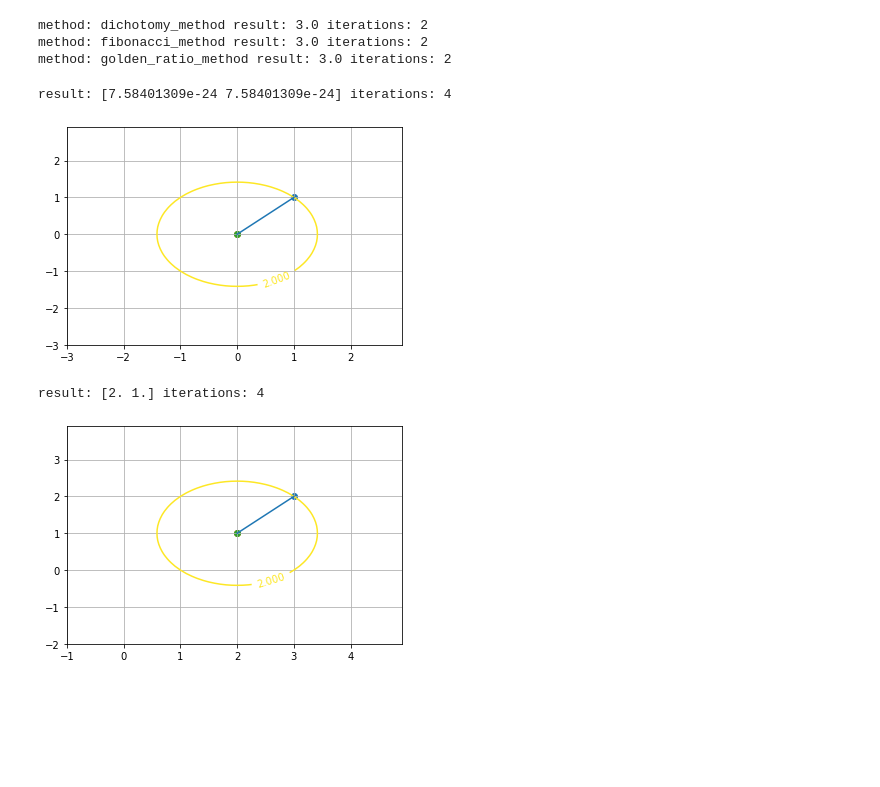
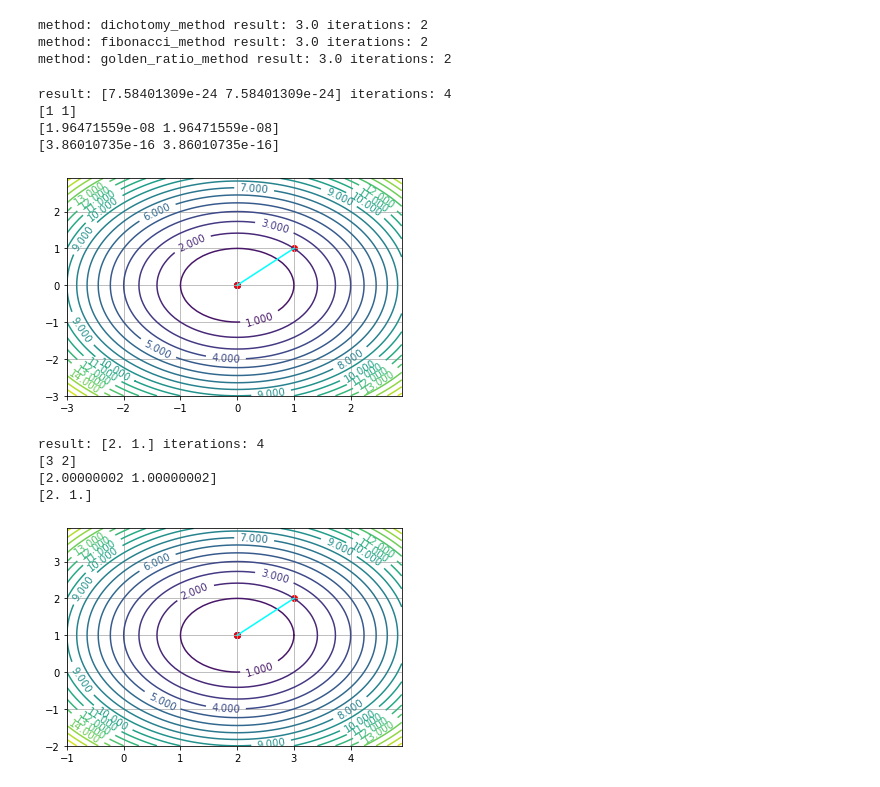
Before and after one commit to pool-party/optimization-methods, a Jupyter notebook: first-order/gradient_descent_plots.ipynb, the cells around one changed output. Saved outputs shown, nothing was run; the diff lists cells and outputs as text; code cells hidden in the pictures; blank space fills up the shorter version.

```diff
--- a/first-order/gradient_descent_plots.ipynb
+++ b/first-order/gradient_descent_plots.ipynb
@@ -36,12 +37,13 @@ method: dichotomy_method result: 3.0 iterations: 2
 method: fibonacci_method result: 3.0 iterations: 2
 method: golden_ratio_method result: 3.0 iterations: 2
 # %%
-def make_level_lines_plot(f, f_grad, start, method, x_min, x_max, y_min, y_max, x_step=0.1, y_step=0.1, levels=None):
+def make_level_lines_plot(f, f_grad, start, method, x_min, x_max, y_min, y_max, levels, x_step=0.1, y_step=0.1):
     trace = gradient_descent(f, f_grad, start, method, eps=1e-8)
     print(f'result: {trace[-1]}', f'iterations: {len(trace)}')
     if levels is None:
         levels = [f(args) for args in trace]
         list.sort(levels)
+
     x_s = np.arange(x_min, x_max, x_step)
     y_s = np.arange(y_min, y_max, y_step)
     z_s = np.array([[f(np.array([x, y])) for x in x_s] for y in y_s])
@@ -49,11 +51,14 @@ def make_level_lines_plot(f, f_grad, start, method, x_min, x_max, y_min, y_max,
     plt.figure()
     cs = plt.contour(x_s, y_s, z_s, levels=levels)
     plt.clabel(cs)
+
+    colors = itertools.cycle(["r", "g", "b"])
+    plt.scatter([trace[0][0]], [trace[0][1]], color=next(colors))
     for i in range(len(trace) - 1):
         cur_point = trace[i]
         next_point = trace[i + 1]
-        plt.scatter([cur_point[0]], [cur_point[1]])
-        plt.plot([cur_point[0], next_point[0]], [cur_point[1], next_point[1]])
+        plt.scatter([next_point[0]], [next_point[1]], color=next(colors))
+        plt.plot([cur_point[0], next_point[0]], [cur_point[1], next_point[1]], color="cyan")
     plt.grid()
     plt.show()
 # %%
@@ -62,16 +67,20 @@ sum_squares_grad = lambda args: 2 * args
 # %%
 make_level_lines_plot(sum_squares_f,
               sum_squares_grad,
               start=np.array([1, 1]),
               method=golden_ratio_method,
               x_min=-3,
               x_max=3,
               y_min=-3,
-              y_max=3
+              y_max=3,
+              levels = 20
              )
 # %% [output]
 result: [7.58401309e-24 7.58401309e-24] iterations: 4
+[1 1]
+[1.96471559e-08 1.96471559e-08]
+[3.86010735e-16 3.86010735e-16]
-[figure, old version]
+[figure, new version]
 # %%
 def some_f(arg):
     x = arg[0]
@@ -92,8 +101,12 @@ make_level_lines_plot(some_f,
               x_min=-1,
               x_max=5,
               y_min=-2,
-              y_max=4
+              y_max=4,
+              levels=20
              )
 # %% [output]
 result: [2. 1.] iterations: 4
+[3 2]
+[2.00000002 1.00000002]
+[2. 1.]
-[figure, old version]
+[figure, new version]
```
Also changed, not shown: parts of 1 cell of this notebook, 1 other file.
